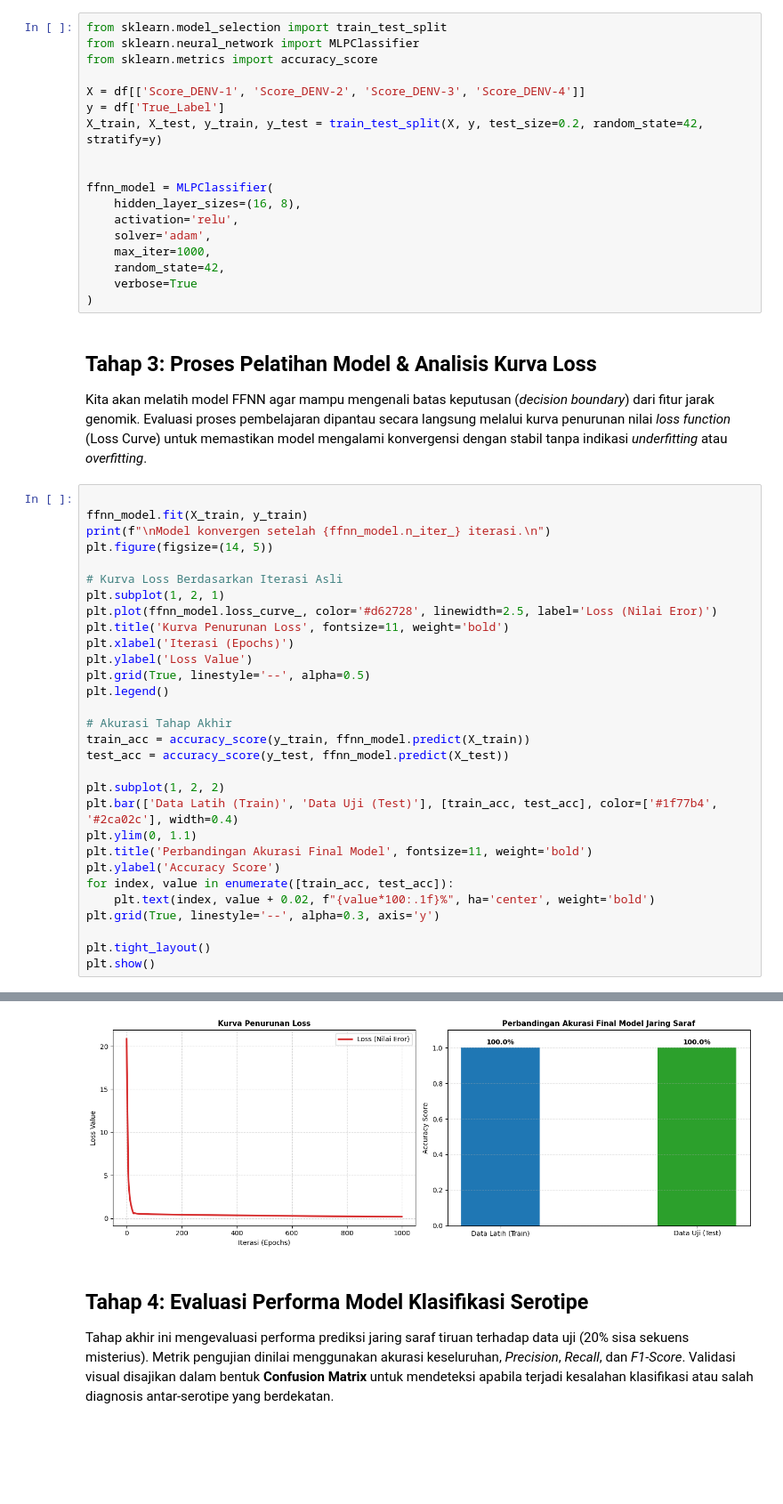
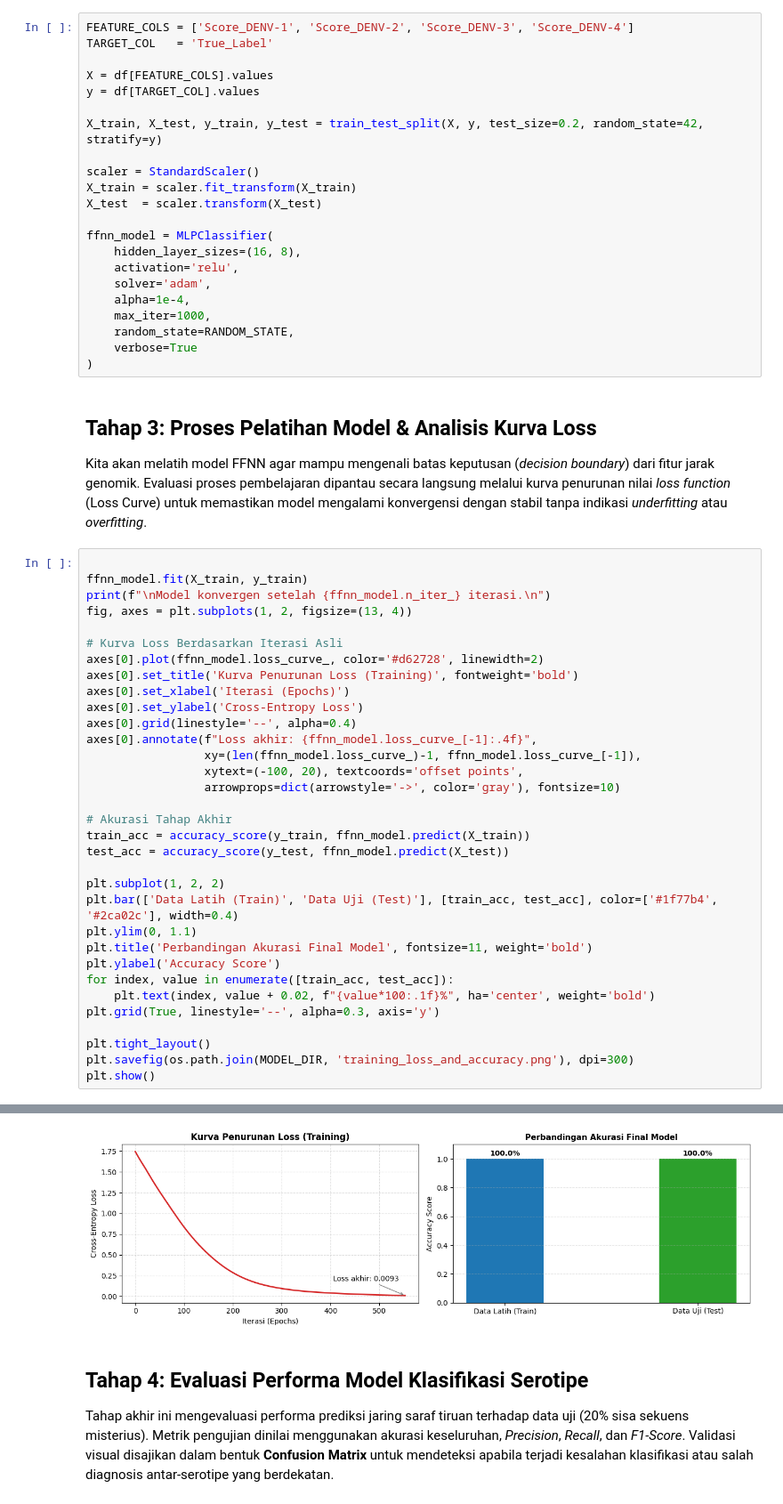
Before and after one commit to Awfidz/Tubes-1-KDS, a Jupyter notebook: src/Dengue_Genomic_Analysis.ipynb, the cells around one changed output, grey strips where cells are left out. Shown at 89% size. Saved outputs shown, nothing was run; the diff lists cells and outputs as text; blank space fills up the shorter version.

Commit message:
perf: add scaling, and saving figure

```diff
--- a/src/Dengue_Genomic_Analysis.ipynb
+++ b/src/Dengue_Genomic_Analysis.ipynb
@@ -70,21 +92,25 @@ Kita menerapkan teknik *stratified sampling* (`stratify=y`) untuk menjamin repre
 * **Fungsi Aktivasi:** Rectified Linear Unit (`relu`)
 * **Optimizer:** Adam Solver dengan laju pembelajaran adaptif
 # %%
-from sklearn.model_selection import train_test_split
-from sklearn.neural_network import MLPClassifier
-from sklearn.metrics import accuracy_score
+FEATURE_COLS = ['Score_DENV-1', 'Score_DENV-2', 'Score_DENV-3', 'Score_DENV-4']
+TARGET_COL   = 'True_Label'
 
-X = df[['Score_DENV-1', 'Score_DENV-2', 'Score_DENV-3', 'Score_DENV-4']]
-y = df['True_Label']
+X = df[FEATURE_COLS].values
+y = df[TARGET_COL].values
+
 X_train, X_test, y_train, y_test = train_test_split(X, y, test_size=0.2, random_state=42, stratify=y)
 
+scaler = StandardScaler()
+X_train = scaler.fit_transform(X_train)
+X_test  = scaler.transform(X_test)
 
 ffnn_model = MLPClassifier(
     hidden_layer_sizes=(16, 8),
     activation='relu',
     solver='adam',
+    alpha=1e-4,
     max_iter=1000,
-    random_state=42,
+    random_state=RANDOM_STATE,
     verbose=True
 )
 # %% [markdown]
@@ -95,16 +121,18 @@ Kita akan melatih model FFNN agar mampu mengenali batas keputusan (*decision bou
 
 ffnn_model.fit(X_train, y_train)
 print(f"\nModel konvergen setelah {ffnn_model.n_iter_} iterasi.\n")
-plt.figure(figsize=(14, 5))
+fig, axes = plt.subplots(1, 2, figsize=(13, 4))
 
 # Kurva Loss Berdasarkan Iterasi Asli
-plt.subplot(1, 2, 1)
-plt.plot(ffnn_model.loss_curve_, color='#d62728', linewidth=2.5, label='Loss (Nilai Eror)')
-plt.title('Kurva Penurunan Loss', fontsize=11, weight='bold')
-plt.xlabel('Iterasi (Epochs)')
-plt.ylabel('Loss Value')
-plt.grid(True, linestyle='--', alpha=0.5)
-plt.legend()
+axes[0].plot(ffnn_model.loss_curve_, color='#d62728', linewidth=2)
+axes[0].set_title('Kurva Penurunan Loss (Training)', fontweight='bold')
+axes[0].set_xlabel('Iterasi (Epochs)')
+axes[0].set_ylabel('Cross-Entropy Loss')
+axes[0].grid(linestyle='--', alpha=0.4)
+axes[0].annotate(f"Loss akhir: {ffnn_model.loss_curve_[-1]:.4f}",
+                 xy=(len(ffnn_model.loss_curve_)-1, ffnn_model.loss_curve_[-1]),
+                 xytext=(-100, 20), textcoords='offset points',
+                 arrowprops=dict(arrowstyle='->', color='gray'), fontsize=10)
 
 # Akurasi Tahap Akhir
 train_acc = accuracy_score(y_train, ffnn_model.predict(X_train))
@@ -120,5 +148,6 @@ for index, value in enumerate([train_acc, test_acc]):
 plt.grid(True, linestyle='--', alpha=0.3, axis='y')
 
 plt.tight_layout()
+plt.savefig(os.path.join(MODEL_DIR, 'training_loss_and_accuracy.png'), dpi=300)
 plt.show()
 # %% [output]
@@ -142,4 +171,4 @@ Model konvergen setelah 1000 iterasi.
-[figure, old version]
+[figure, new version]
 # %% [markdown]
 ## Tahap 4: Evaluasi Performa Model Klasifikasi Serotipe
 
```
Also changed, not shown: parts of 5 cells of this notebook, 4 other files.
